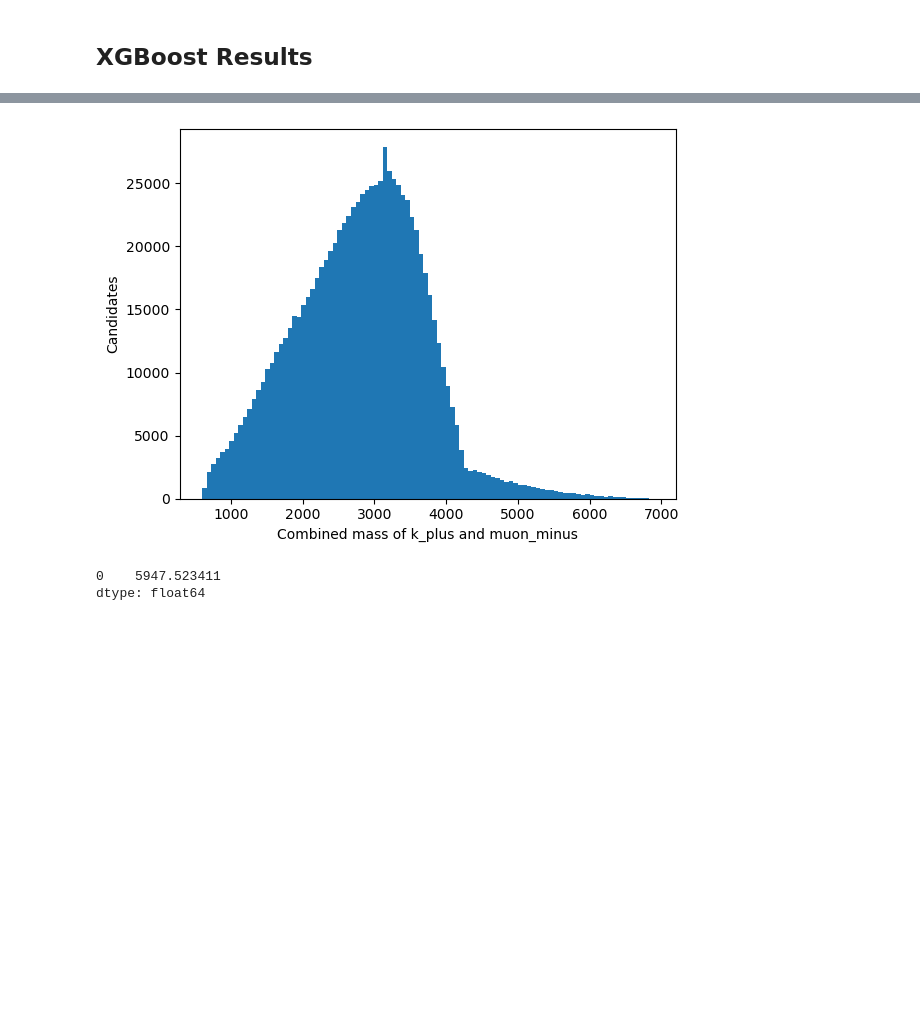
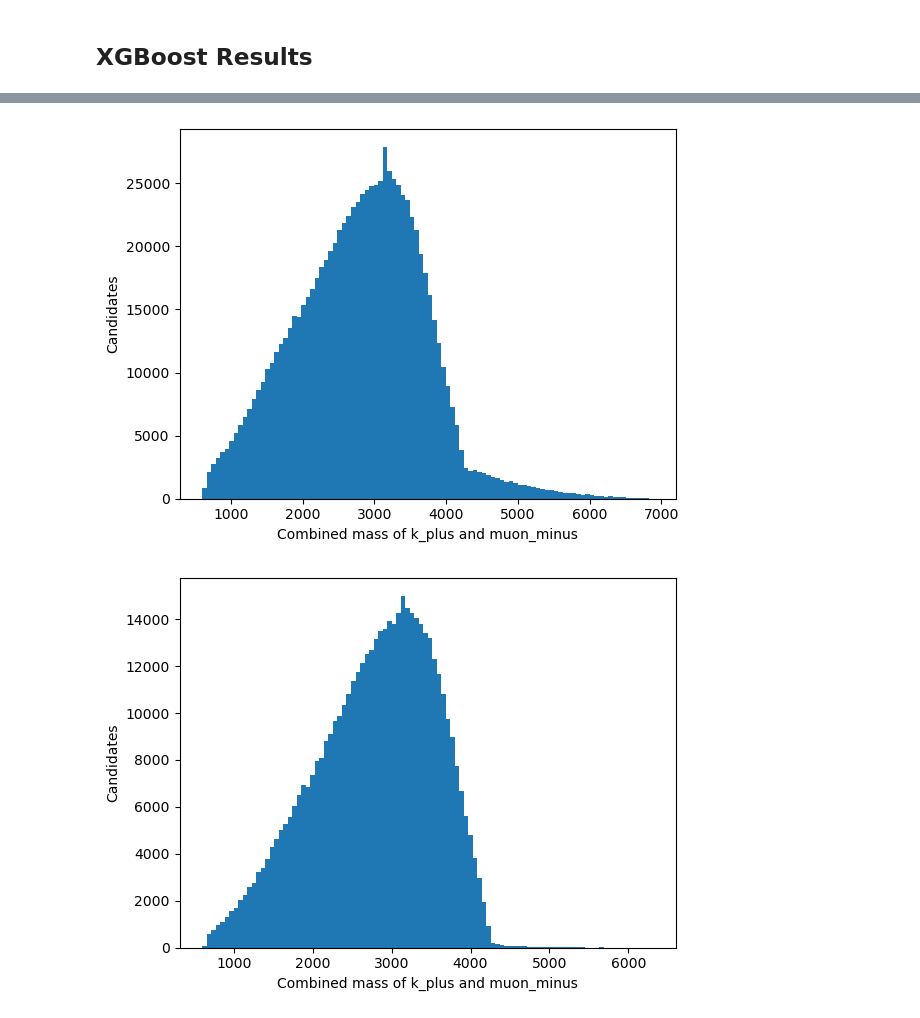
Before and after one commit to kamil-magom/kamil-sahrid-y3-cycle1-lab, a Jupyter notebook: kamil/workbook.ipynb, the cells around one changed output, grey strips where cells are left out. Drawn from its saved outputs; the diff is of its cells as text; code cells hidden in the pictures; blank space fills up the shorter version.

Commit message:
combined mass signal cleaned

```diff
--- a/kamil/workbook.ipynb
+++ b/kamil/workbook.ipynb
@@ -214,33 +214,42 @@ a = xgboost.plot_importance(model)
 # %%
 import numpy as np
 
 #individual values
 k_plus_energy = data_2011['Kaon 4-momentum energy component']
 k_plus_x = data_2011['Kaon 4-momentum x component']
 k_plus_y = data_2011['Kaon 4-momentum y component']
 k_plus_z = data_2011['Kaon 4-momentum z component']
 muon_minus_energy = data_2011['Opposite-sign muon 4-momentum energy component']
 muon_minus_x = data_2011['Opposite-sign muon 4-momentum x component']
 muon_minus_y = data_2011['Opposite-sign muon 4-momentum y component']
 muon_minus_z = data_2011['Opposite-sign muon 4-momentum z component']
 
 #combined values
 combined_energy = k_plus_energy + muon_minus_energy
 combined_momentum_x = k_plus_x + muon_minus_x
 combined_momentum_z = k_plus_z + muon_minus_z
 combined_momentum_y = muon_minus_y + k_plus_y
 combined_momentum = np.sqrt(combined_momentum_x**2 + combined_momentum_y**2 + combined_momentum_z**2)
 
 #mass
 mass = np.sqrt(combined_energy**2 - (combined_momentum)**2)
 
 plt.hist(mass, bins=100)
 plt.xlabel(r'Combined mass of k_plus and muon_minus')
 plt.ylabel(r'Candidates')
 plt.show()
 
-mass.mode()
+#select the signal using XGBoost
+prediction = model.predict_proba(data_2011[chosen_variables])
+signal_selected = prediction[:, 1]
+
+#threshold set at 0.99
+signal_selected = signal_selected > 0.99
+
+plt.hist(mass[signal_selected], bins=100)
+plt.xlabel(r'Combined mass of k_plus and muon_minus')
+plt.ylabel(r'Candidates')
+plt.show()
 # %% [output]
 [figure]
-0    5947.523411
-dtype: float64
+[figure, added]
```
Also changed, not shown: parts of 2 cells of this notebook.
